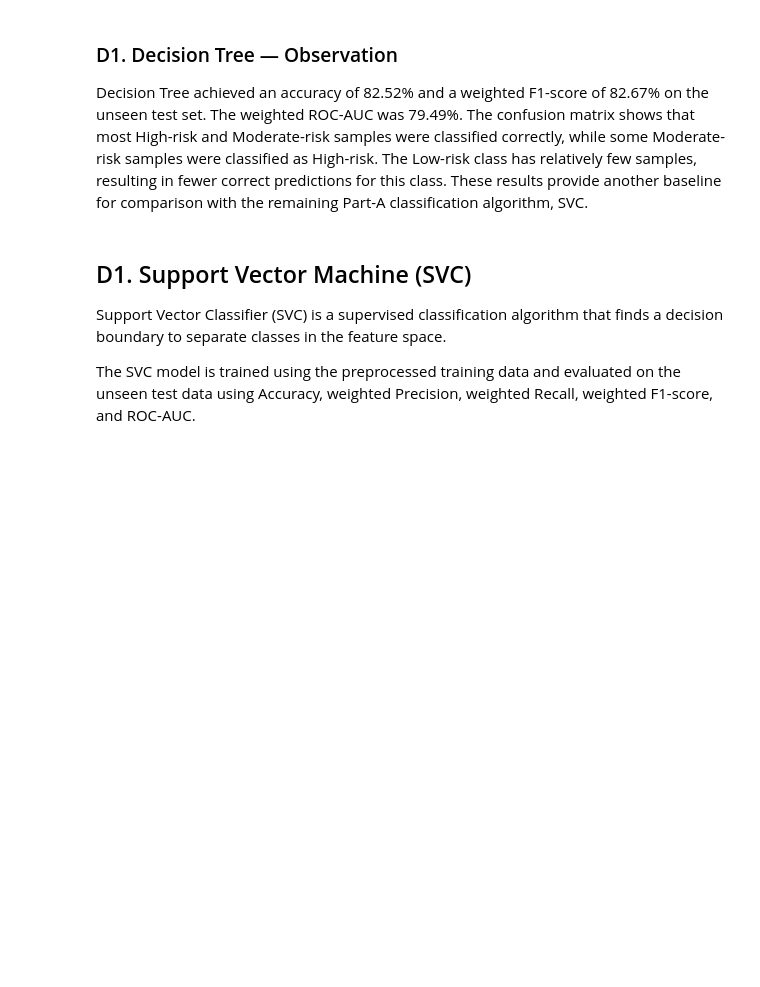
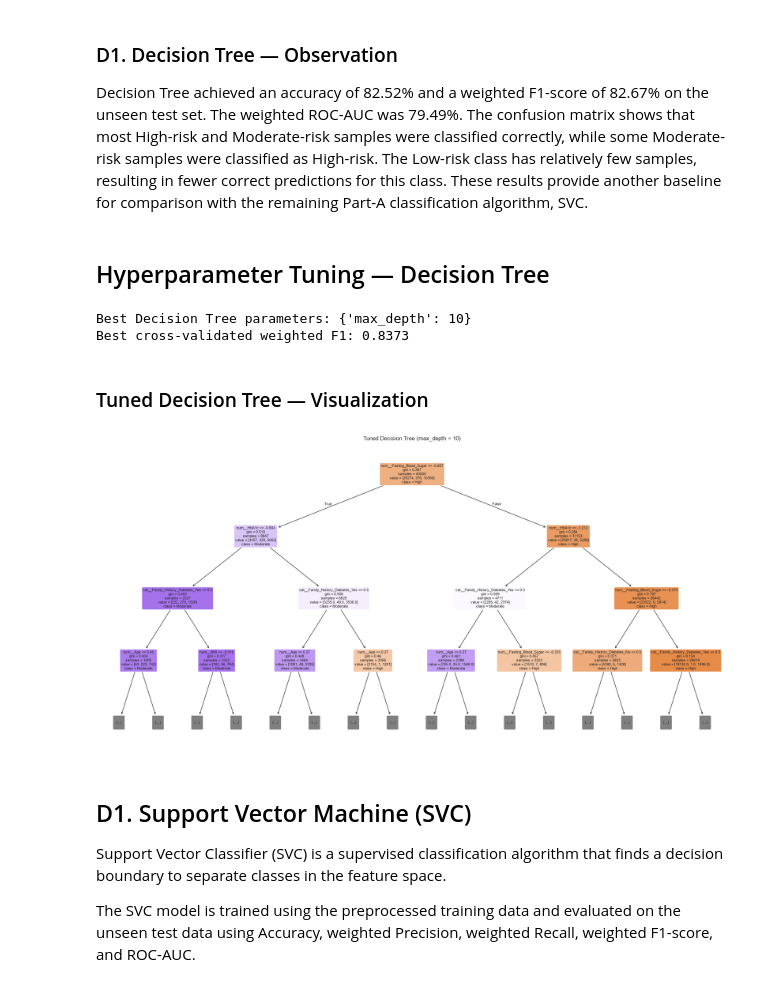
Before and after one commit to MohithKumar128/ML-301, a Jupyter notebook: notebooks/classification.ipynb, the cells around one changed output. Saved outputs shown, nothing was run; the diff lists cells and outputs as text; code cells hidden in the pictures; blank space fills up the shorter version.

Commit message:
Add KNN, Decision Tree and SVC tuning with classification updates

```diff
--- a/notebooks/classification.ipynb
+++ b/notebooks/classification.ipynb
@@ -1228,6 +1333,64 @@ plt.show()
 ### D1. Decision Tree — Observation
 
 Decision Tree achieved an accuracy of 82.52% and a weighted F1-score of 82.67% on the unseen test set. The weighted ROC-AUC was 79.49%. The confusion matrix shows that most High-risk and Moderate-risk samples were classified correctly, while some Moderate-risk samples were classified as High-risk. The Low-risk class has relatively few samples, resulting in fewer correct predictions for this class. These results provide another baseline for comparison with the remaining Part-A classification algorithm, SVC.
+# %% [markdown]
+## Hyperparameter Tuning — Decision Tree
+# %%
+# Define the Decision Tree hyperparameter search space
+dt_param_grid = {
+    "max_depth": [3, 5, 7, 10, 15, None]
+}
+
+# Create GridSearchCV for Decision Tree
+dt_grid = GridSearchCV(
+    estimator=DecisionTreeClassifier(
+        random_state=GLOBAL_SEED
+    ),
+    param_grid=dt_param_grid,
+    scoring="f1_weighted",
+    cv=3,
+    n_jobs=-1
+)
+
+# Fit GridSearchCV only on the training data
+dt_grid.fit(
+    X_train_processed,
+    y_train
+)
+
+print("Best Decision Tree parameters:", dt_grid.best_params_)
+print(
+    "Best cross-validated weighted F1:",
+    round(dt_grid.best_score_, 4)
+)
+# %% [output]
+Best Decision Tree parameters: {'max_depth': 10}
+Best cross-validated weighted F1: 0.8373
+# %% [markdown]
+### Tuned Decision Tree — Visualization
+# %%
+from sklearn.tree import plot_tree
+
+# Get the best Decision Tree model from GridSearchCV
+tuned_dt = dt_grid.best_estimator_
+
+# Visualize the tuned Decision Tree
+plt.figure(figsize=(24, 12))
+
+plot_tree(
+    tuned_dt,
+    feature_names=preprocessor.get_feature_names_out(),
+    class_names=tuned_dt.classes_,
+    filled=True,
+    rounded=True,
+    max_depth=3,
+    fontsize=8
+)
+
+plt.title("Tuned Decision Tree (max_depth = 10)")
+plt.show()
+# %% [output]
+[figure, added]
 # %% [markdown]
 ## D1. Support Vector Machine (SVC)
 
```
Also changed, not shown: parts of 17 cells of this notebook.
